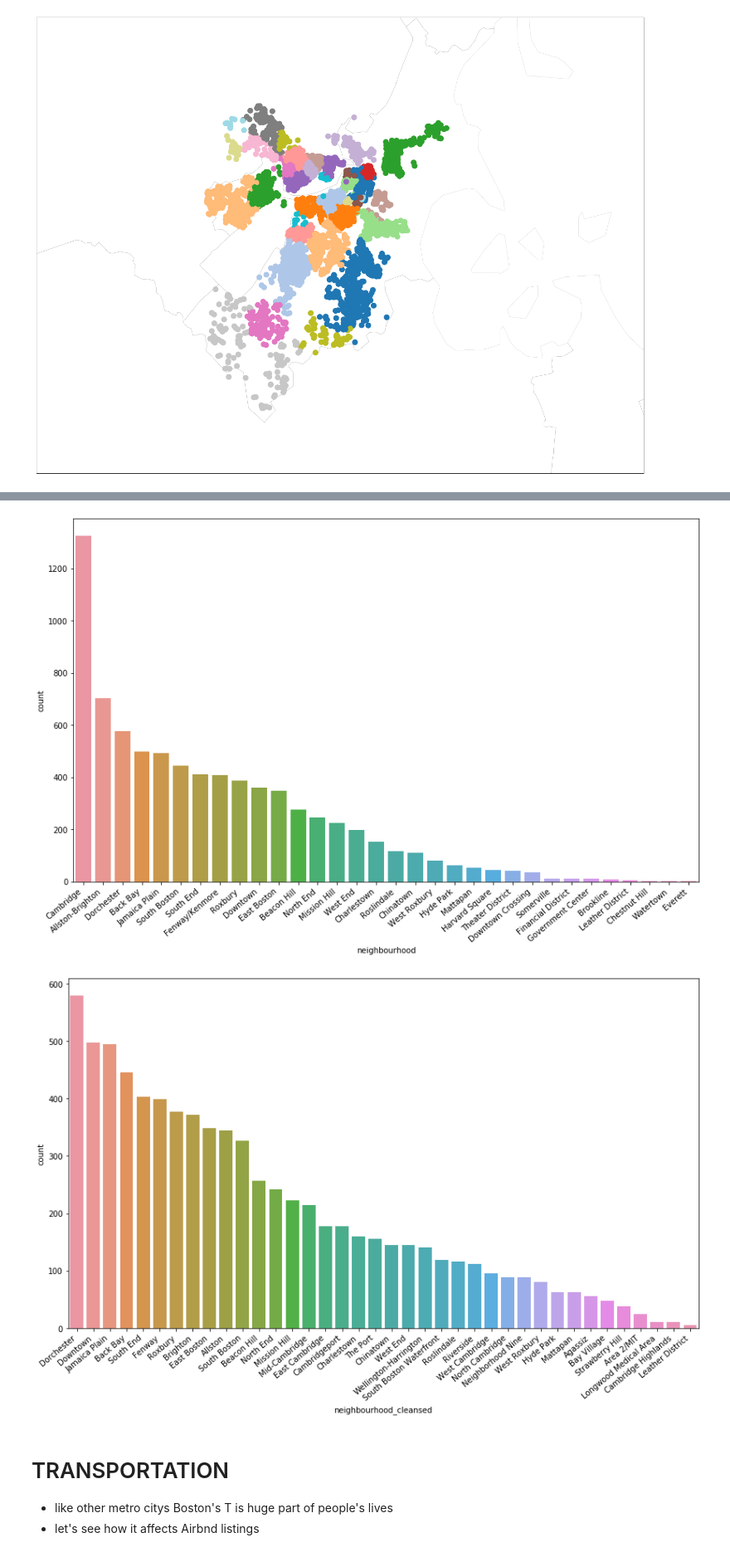
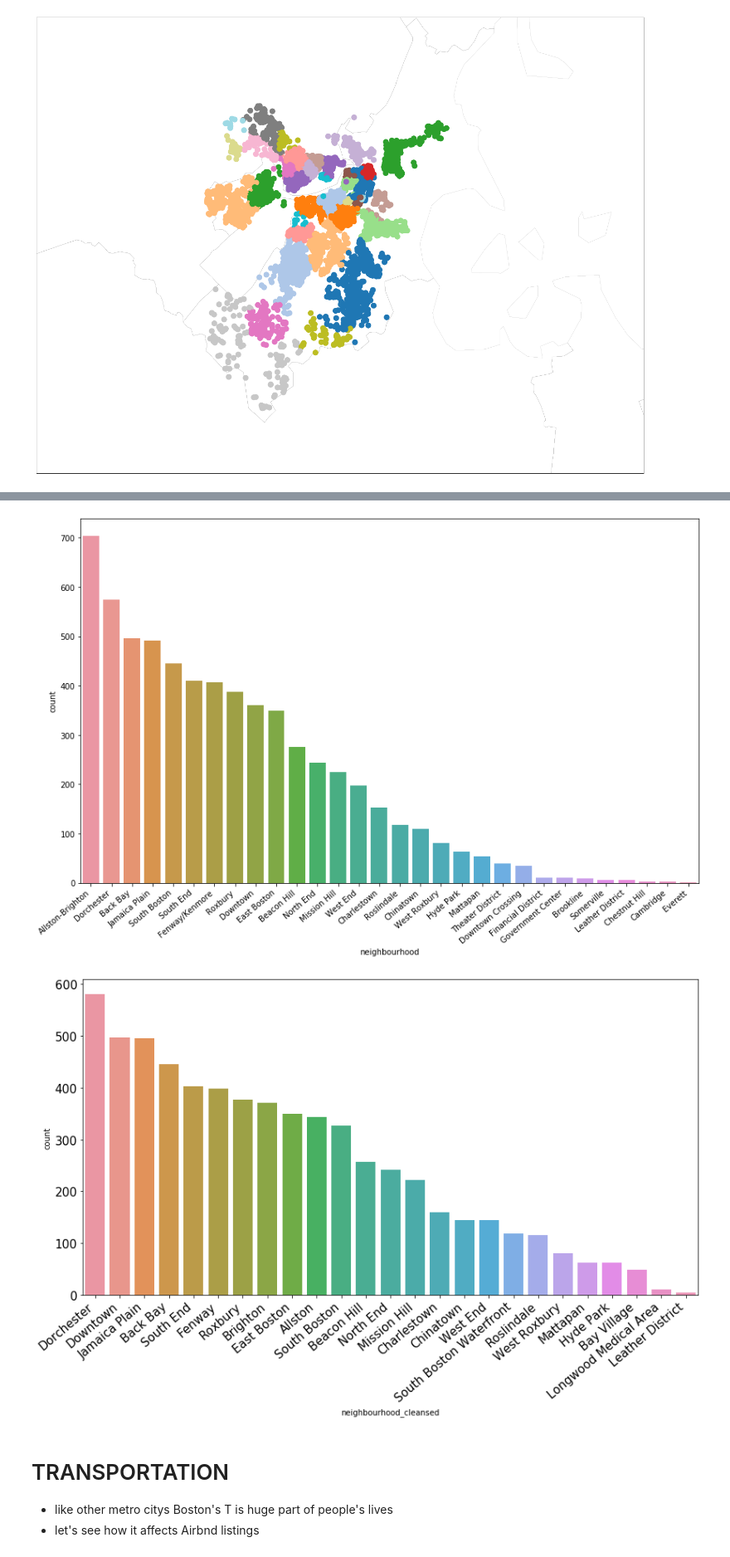
Before and after one commit to chengjiecui/Boston-Airbnb, a Jupyter notebook: notebook/Boston Airbnb.ipynb, the cells around one changed output, grey strips where cells are left out. Shown at 83% size. Cells and saved outputs as stored; diff of their text form; code cells hidden in the pictures.

Commit message:
updated plots for the neighborhood section

```diff
--- a/notebook/Boston Airbnb.ipynb
+++ b/notebook/Boston Airbnb.ipynb
@@ -26,8 +26,10 @@ pd.set_option("max_columns", None)
 ### About the Datafarame
 # %%
 # load the data, this is the longer version with 106 columns
-listings_bos = pd.read_csv('../input/b_listings/extra/listings_201907_long.csv')
-listings_cam = pd.read_csv('../input/c_listings/extra/listings_201907_long.csv')
-listings = pd.concat([listings_bos,listings_cam],ignore_index=True)
+# listings_bos = pd.read_csv('../input/b_listings/extra/listings_201907_long.csv')
+# listings_cam = pd.read_csv('../input/c_listings/extra/listings_201907_long.csv')
+# listings = pd.concat([listings_bos,listings_cam],ignore_index=True)
+
+listings = pd.read_csv('../input/b_listings/extra/listings_201907_long.csv')
 listings.shape
 # %% [output]
@@ -679,18 +710,19 @@ ax.set_xticklabels(ax.get_xticklabels(), rotation=40, ha="right")
 plt.tight_layout()
 plt.show()
 # %% [output]
-[figure, old version]
+[figure, new version]
 # %%
 # listing counts by neighbourhood_cleansed
 # Dorchrdter and Jamaica Plain have lots of listings but they are also very big
 plt.figure(figsize=(12,8))
 ax = sns.countplot(x='neighbourhood_cleansed',data=listings,
                    order=listings.neighbourhood_cleansed.value_counts().index);
-ax.set_xticklabels(ax.get_xticklabels(), rotation=40, ha="right")
+ax.set_xticklabels(ax.get_xticklabels(), rotation=40, ha="right", fontsize=15)
+ax.set_yticklabels([0,100,200,300,400,500,600],fontsize=15)
 plt.tight_layout()
 plt.show()
 # %% [output]
-[figure, old version]
+[figure, new version]
 # %%
 # # which neighbourhood has the most affordable avg.price
 # ax = df_by_id_nb.groupby('neighbourhood').price.median().sort_values().plot.bar(figsize=(10,6))
```
Also changed, not shown: parts of 17 cells of this notebook.
